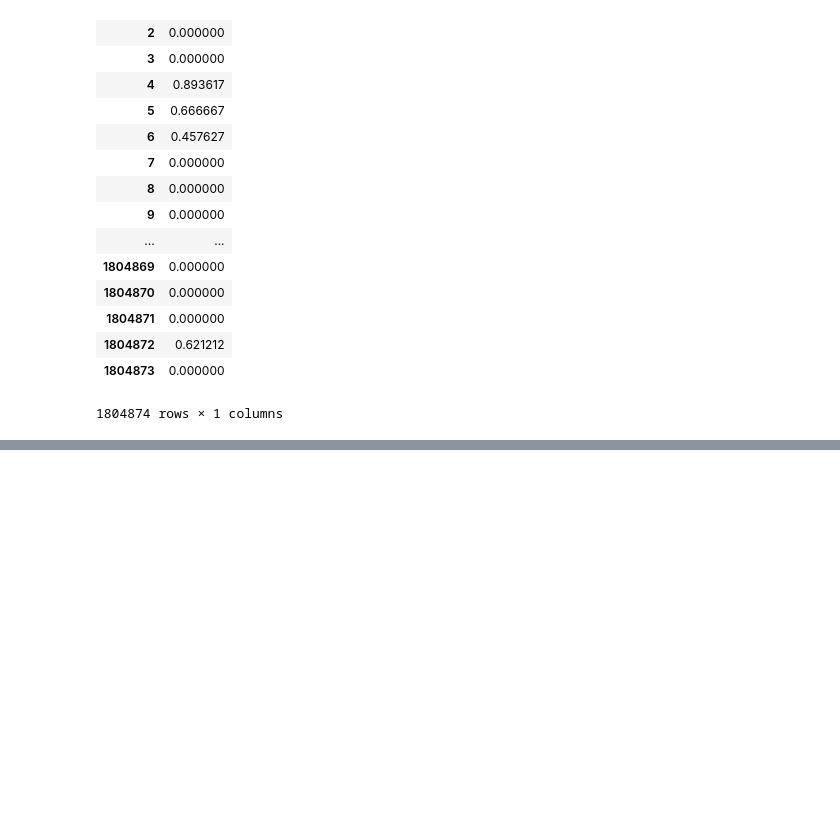
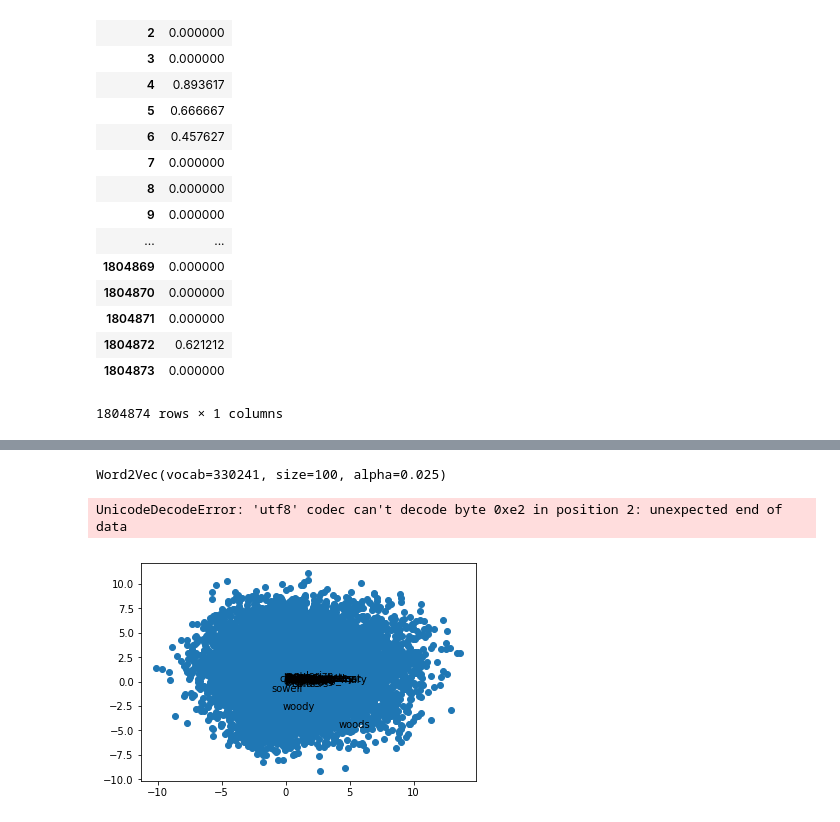
Before and after one commit to amyjchen/toxicity, a Jupyter notebook: scripts/starter.ipynb, the cells around one changed output, grey strips where cells are left out. Drawn from its saved outputs; the diff is of its cells as text; code cells hidden in the pictures; blank space fills up the shorter version.

```diff
--- a/scripts/starter.ipynb
+++ b/scripts/starter.ipynb
@@ -95,7 +95,7 @@ def tokenize(data):
     tokens = []
     for sen in data:
         sen = sen.lower()
-        raw_word_tokens = re.findall(r'(?:\w+)', sen ,flags = re.UNICODE)
+        raw_word_tokens = re.findall(r'(?:\w+)', sen ,flags = re.U)
         word_tokens = [w for w in raw_word_tokens]
         tokens.append(word_tokens)
     return tokens
@@ -142,0 +127,2 @@ batch_features
+# %%
+model = Word2Vec(X_tokens, min_count=1)
@@ -142,0 +133,6 @@ batch_features
+# %%
+print(model)
+# %% [output]
+Word2Vec(vocab=330241, size=100, alpha=0.025)
+# %%
+X = model[model.wv.vocab]
@@ -142,0 +142,11 @@ batch_features
+# %%
+pca = PCA(n_components=2)
+result = pca.fit_transform(X)
+pyplot.scatter(result[:, 0], result[:, 1])
+words = list(model.wv.vocab)
+for i, word in enumerate(words):
+    pyplot.annotate(word.decode('utf-8'), xy=(result[i, 0], result[i, 1]))
+pyplot.show()
+# %% [output]
+UnicodeDecodeError: 'utf8' codec can't decode byte 0xe2 in position 2: unexpected end of data
+[figure, added]
```
Also changed, not shown: parts of 12 cells of this notebook, 2 other files.
